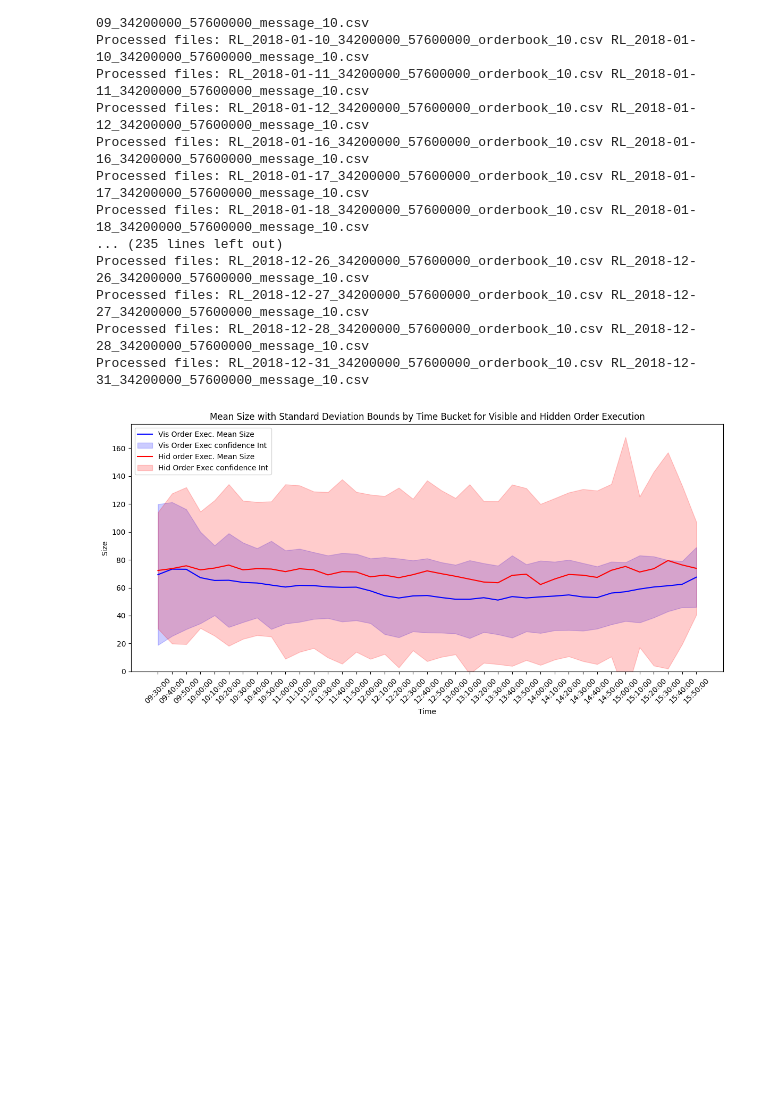
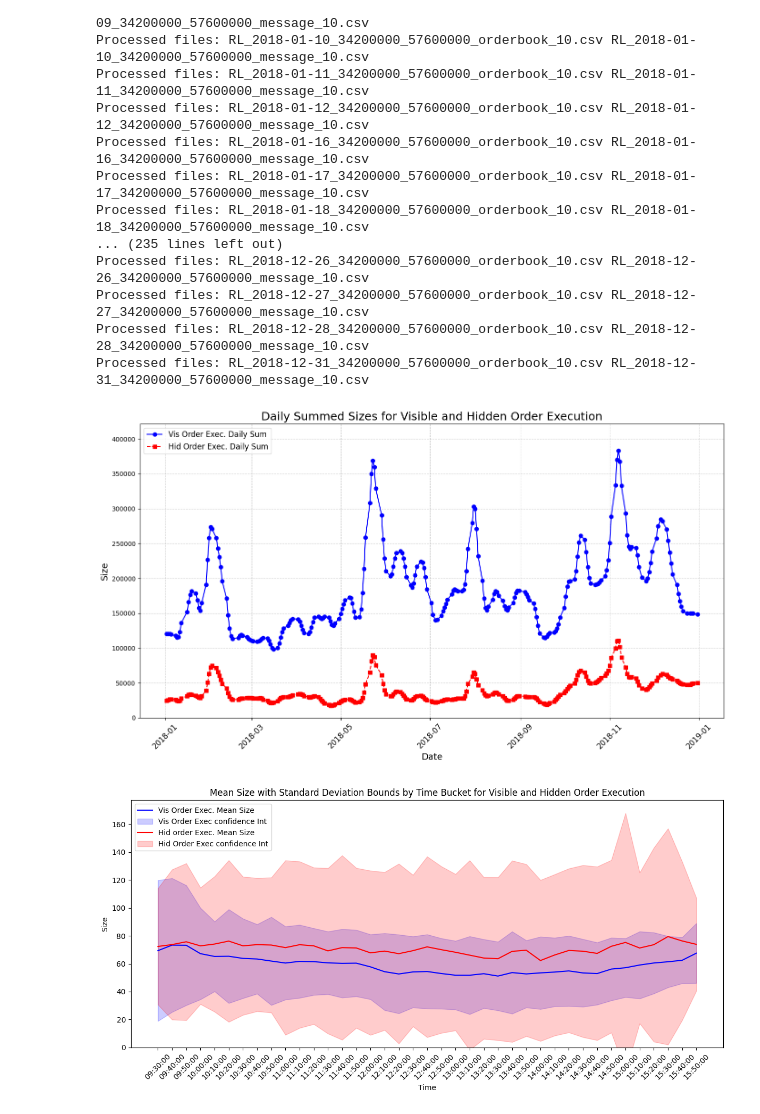
Before and after one commit to JingHui-Tan/dissertation-iceberg, a Jupyter notebook: final_EDA.ipynb, the cells around one changed output. Saved outputs shown, nothing was run; the diff lists cells and outputs as text; code cells hidden in the pictures; blank space fills up the shorter version.

Commit message:
Add more plots

```diff
--- a/final_EDA.ipynb
+++ b/final_EDA.ipynb
@@ -116,6 +143,49 @@ def df_mean_std_calc(df, month=False):
         return df.groupby('time')['size'].agg(['mean', 'std'])
     else:
         return df.groupby(['time', 'month'])['size'].agg(['mean', 'std'])
+# %%
+df_4_daily_sum = df_4_resampled_sum.groupby('date')['size'].sum()
+df_5_daily_sum = df_5_resampled_sum.groupby('date')['size'].sum()
+# %%
+from scipy.ndimage import gaussian_filter1d
+
+# Smoothing the data (optional, if you want smoother lines)
+smoothed_df_4 = gaussian_filter1d(df_4_daily_sum, sigma=2)
+smoothed_df_5 = gaussian_filter1d(df_5_daily_sum, sigma=2)
+
+# Create a figure and axis
+plt.figure(figsize=(14, 8))
+
+# Plot the smoothed daily summed sizes for visible order execution
+plt.plot(df_4_daily_sum.index, smoothed_df_4, label='Vis Order Exec. Daily Sum', color='blue', linestyle='-', marker='o')
+
+# Plot the smoothed daily summed sizes for hidden order execution
+plt.plot(df_5_daily_sum.index, smoothed_df_5, label='Hid Order Exec. Daily Sum', color='red', linestyle='--', marker='s')
+
+# Set labels and title
+plt.xlabel('Date', fontsize=14)
+plt.ylabel('Size', fontsize=14)
+plt.title('Daily Summed Sizes for Visible and Hidden Order Execution', fontsize=18)
+
+# Rotate the x-ticks by 45 degrees
+plt.xticks(rotation=45, fontsize=12)
+
+# Add gridlines for better readability
+plt.grid(True, linestyle='--', alpha=0.6)
+
+# Add a legend with improved positioning
+plt.legend(loc='upper left', fontsize=12)
+
+# Adjust the y-axis limit to give some space (optional)
+plt.ylim(0, max(smoothed_df_4.max(), smoothed_df_5.max()) * 1.1)
+
+# Adjust layout to ensure nothing overlaps
+plt.tight_layout()
+
+# Show the plot
+plt.show()
+# %% [output]
+[figure, added]
 # %%
 def plot_mean_with_std(df):
     # Group by the 'time' column and calculate the mean and standard deviation for 'size'
```
Also changed, not shown: parts of 22 cells of this notebook.
